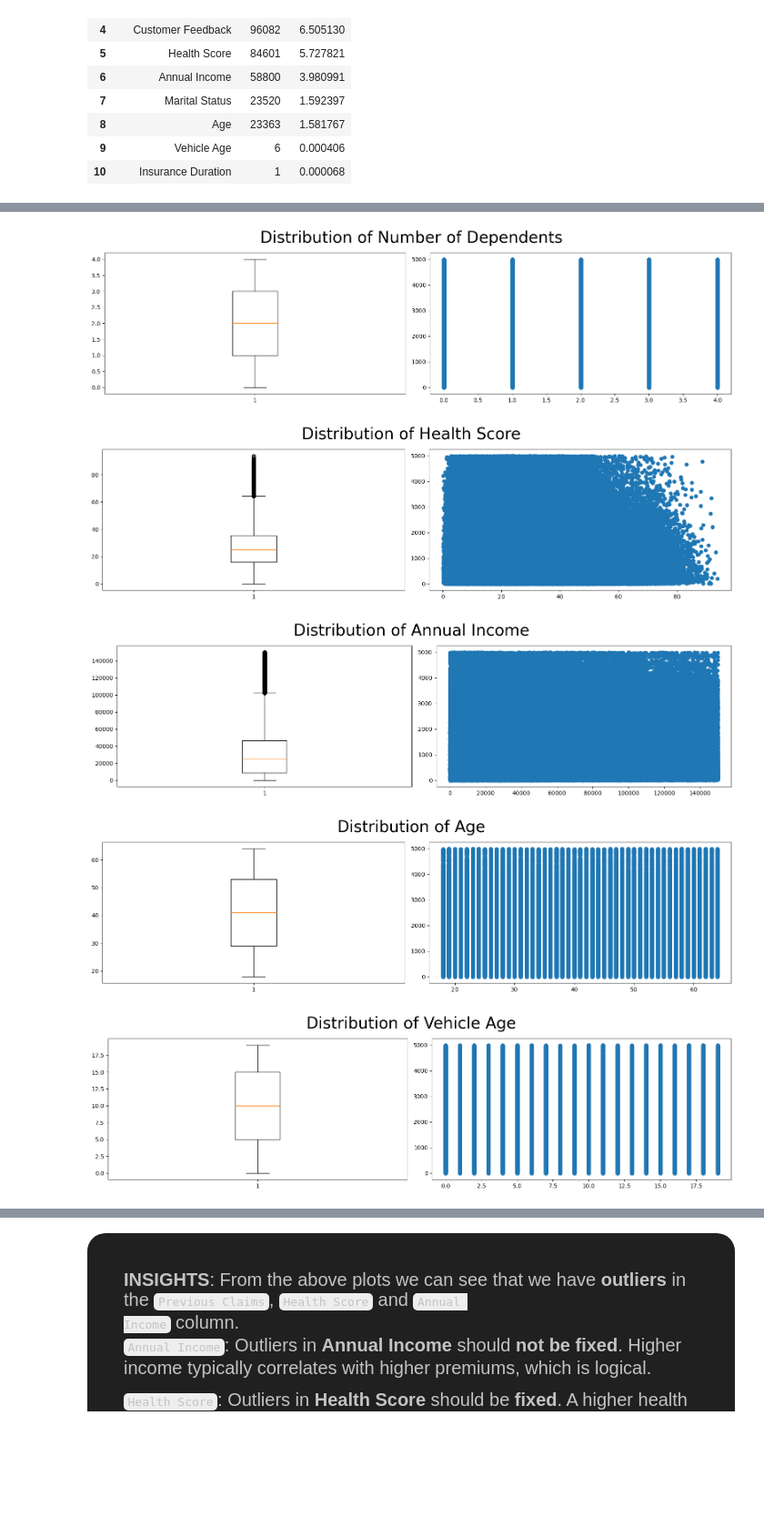
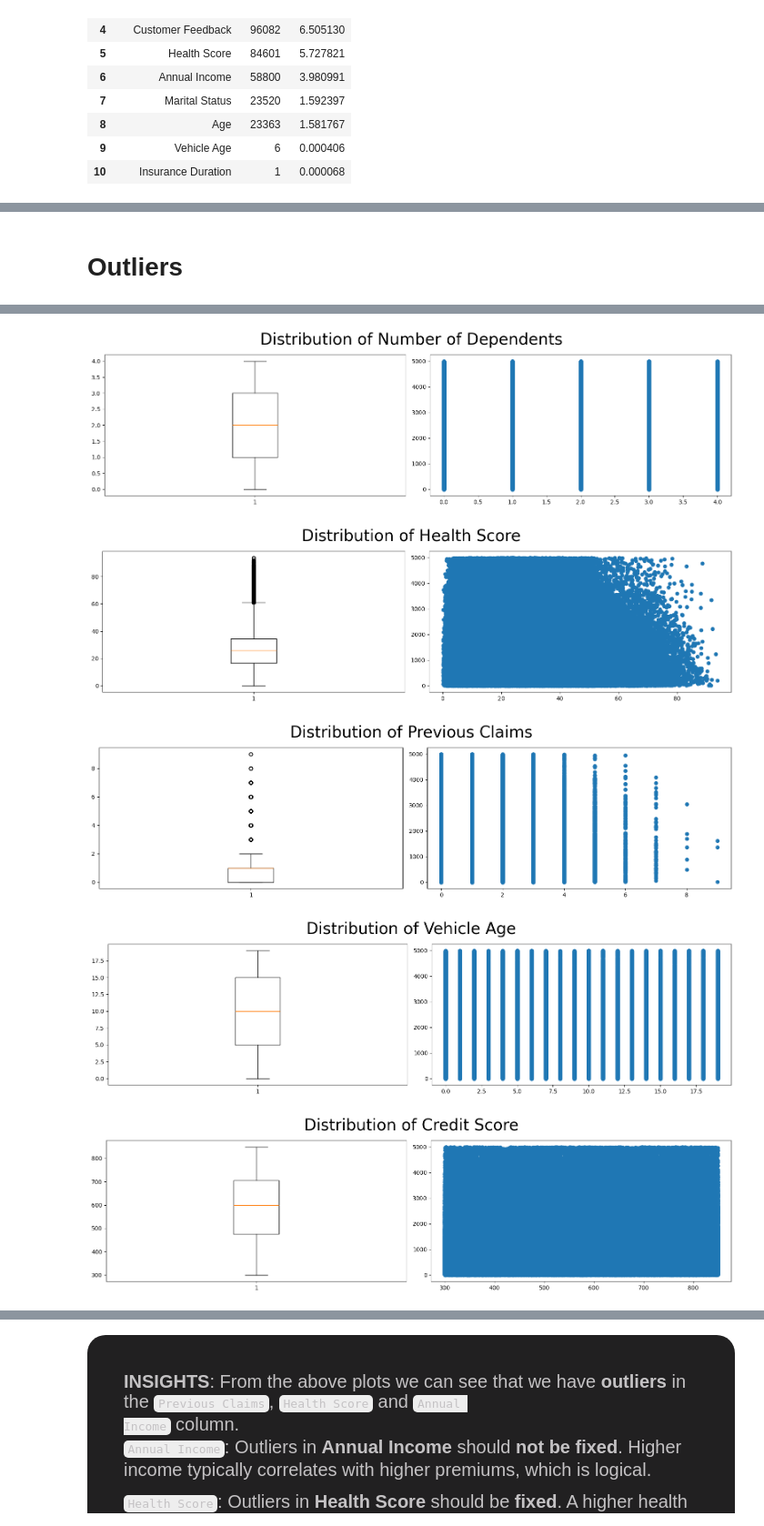
Before and after one commit to I-Scream-4-Icecream/Kaggle, a Jupyter notebook: Playground Series S4E12/main.ipynb, the cells around one changed output, grey strips where cells are left out. Shown at 91% size. Saved outputs shown, nothing was run; the diff lists cells and outputs as text; code cells hidden in the pictures; blank space fills up the shorter version.

```diff
--- a/Playground Series S4E12/main.ipynb
+++ b/Playground Series S4E12/main.ipynb
@@ -409,0 +616,5 @@ missing_numerical_columns = missing_numerical_columns['column']
+# %%
+train_df.loc[train_df['Credit Score'].isnull(), 'Credit Score'] = train_df.apply(
+  lambda row: mean_credit_by_income[row['Annual Income']] if pd.isnull(row['Credit Score']) else row['Credit Score'],
+  axis=1
+)
@@ -409,0 +629,20 @@ missing_numerical_columns = missing_numerical_columns['column']
+# %%
+train_df = train_df.dropna(subset=['Credit Score'])
+# %%
+marital_statuses = train_df['Marital Status'].unique()
+
+fig, axes = plt.subplots(2, 2, figsize=(10, 10))
+
+axes = axes.flatten()
+
+for i, status in enumerate(marital_statuses):
+  subset = train_df[train_df['Marital Status'] == status]
+  status_label = status
+
+  dependent_counts = subset['Number of Dependents'].value_counts()
+
+  axes[i].pie(dependent_counts, labels=dependent_counts.index, autopct='%1.1f%%', startangle=90)
+  axes[i].set_title(f'Number of Dependents Distribution for {status_label}')
+
+plt.tight_layout()
+plt.show()
@@ -409,0 +658,2 @@ missing_numerical_columns = missing_numerical_columns['column']
+# %%
+train_df = train_df.dropna(subset=['Number of Dependents'])
@@ -410,5 +672,7 @@ missing_numerical_columns = missing_numerical_columns['column']
+# %% [markdown]
+# Outliers
 # %%
-for col in missing_numerical_columns:
+for col in numerical_features:
   fig, axs = plt.subplots(1, 2, figsize=(16, 4))
   ax = axs.flatten()
 
@@ -425,6 +689,6 @@ for col in missing_numerical_columns:
 [figure]
-[figure, old version]
+[figure, new version]
-[figure, old version]
+[figure, new version]
-[figure, old version]
+[figure, new version]
-[figure, old version]
+[figure, new version]
 [figure]
```
Also changed, not shown: parts of 54 cells of this notebook.
